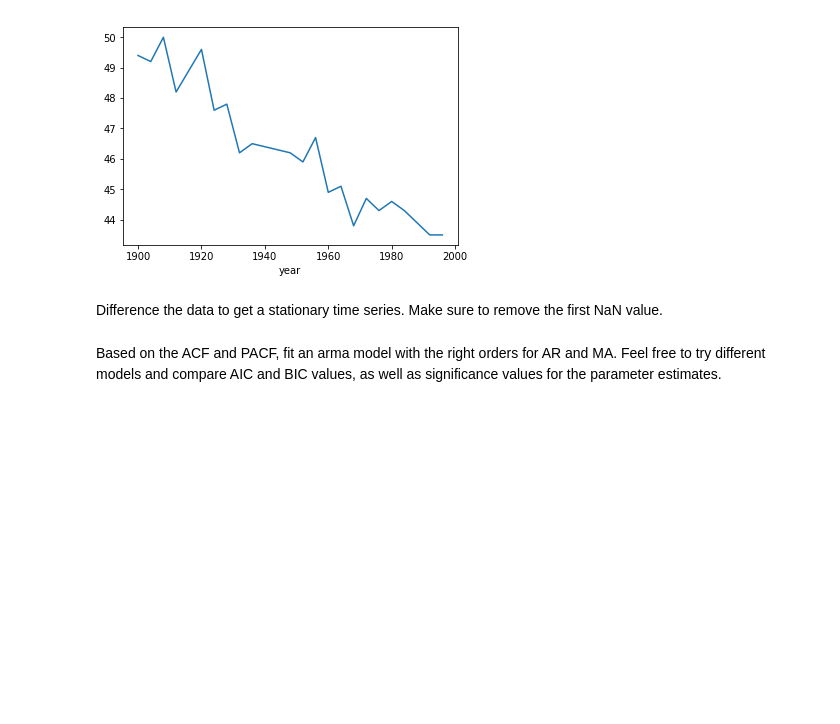
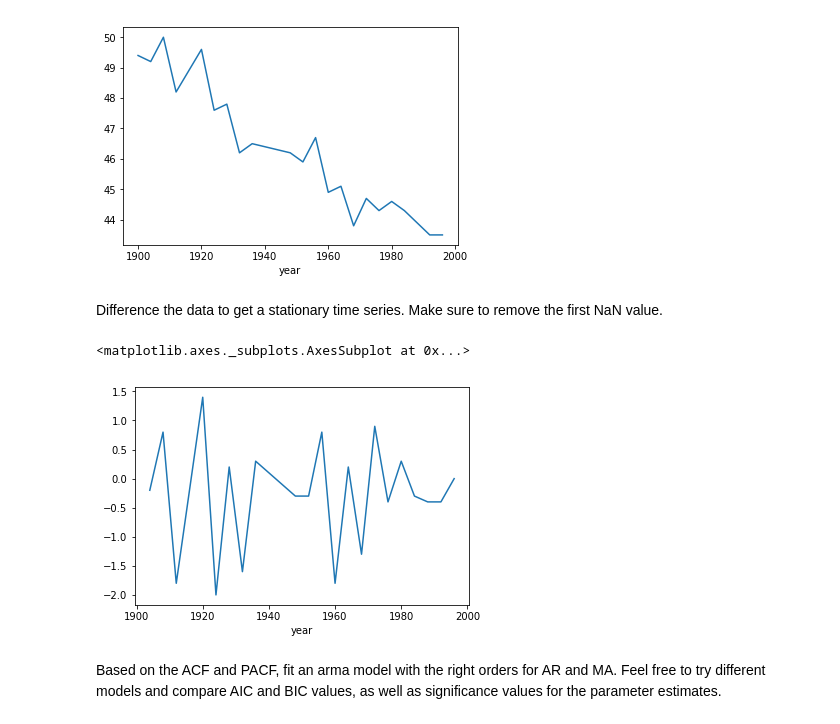
Before and after one commit to npschafer/dsc-arma-models-lab-houston-ds-042219, a Jupyter notebook: index.ipynb, the cells around one changed output. Cells and saved outputs as stored; diff of their text form; code cells hidden in the pictures; blank space fills up the shorter version.

```diff
--- a/index.ipynb
+++ b/index.ipynb
@@ -243,3 +241,8 @@ ts.diff().
+# %%
+ts_dfts.diff().plot()
+# %% [output]
+<matplotlib.axes._subplots.AxesSubplot at 0x...>
+[figure, added]
 # %%
 # Look at ACF and PACF
 # %% [markdown]
```
Also changed, not shown: parts of 1 cell of this notebook.
